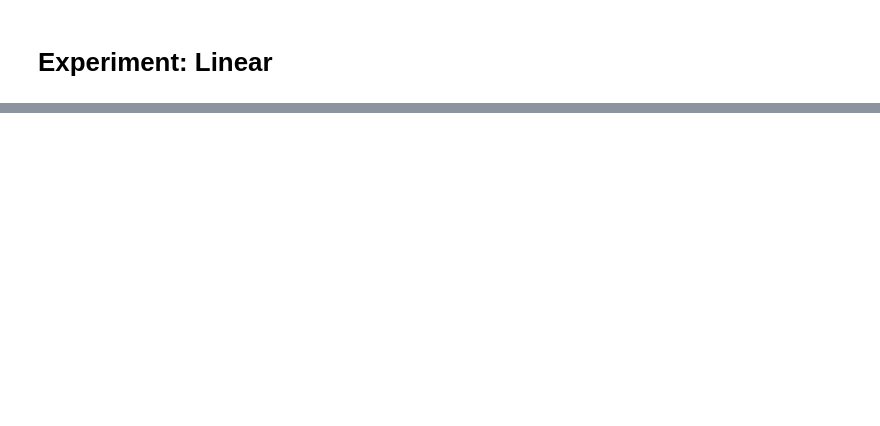
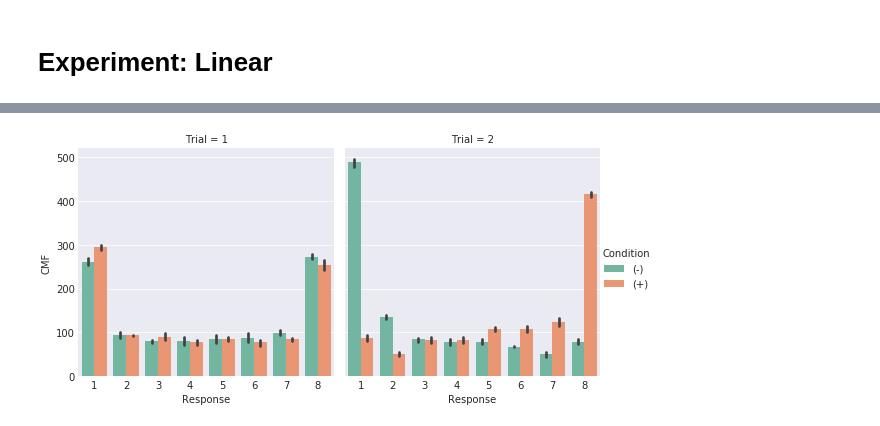
Before and after one commit to nicktfranklin/StructuredBandits, a Jupyter notebook: Posterior Predictive Checks.ipynb, the cells around one changed output, grey strips where cells are left out. Cells and saved outputs as stored; diff of their text form; code cells hidden in the pictures; blank space fills up the shorter version.

```diff
--- a/Posterior Predictive Checks.ipynb
+++ b/Posterior Predictive Checks.ipynb
@@ -229,0 +235,55 @@ fig, axes = plot_3(ppc, sim_1)
+# %%
+# what is the distribution of choices on trials 1 and 2 for the pos and neg conditions?
+
+def plot_4(ppc, raw_data):
+
+    y = raw_data.loc[:, 'arm'].values
+
+    samples = 5
+
+    def get_cmf(cond, trial=1):
+        all_preds = []
+        for ii in range(samples):
+            y_samp = ppc[:, ii]
+
+            vec = (raw_data.trial == trial) & (raw_data.cond == cond)
+            y_samp = y_samp[vec]
+            all_preds.append([np.sum(np.array(y_samp) == ii) for ii in range(1, 9)])
+
+        all_preds = np.array(all_preds, dtype=float) #/ np.sum(all_preds, axis=0)
+        return all_preds
+
+    df = pd.concat([pd.DataFrame({
+        'CMF': get_cmf('neg').reshape(-1),
+        'Response': range(1, 9) * samples,
+        'Draw': np.reshape([[ii] * 8 for ii in range(samples)], -1),
+        'Condition': ['(-)'] * 8 * samples,
+        'Trial': [1] * 8 * samples
+    }), pd.DataFrame({
+        'CMF': get_cmf('pos').reshape(-1),
+        'Response': range(1, 9) * samples,
+        'Draw': np.reshape([[ii] * 8 for ii in range(samples)], -1),
+        'Condition': ['(+)'] * 8 * samples,
+        'Trial': [1] * 8 * samples
+    }), pd.DataFrame({
+        'CMF': get_cmf('neg', 2).reshape(-1),
+        'Response': range(1, 9) * samples,
+        'Draw': np.reshape([[ii] * 8 for ii in range(samples)], -1),
+        'Condition': ['(-)'] * 8 * samples,
+        'Trial': [2] * 8 * samples
+    }), pd.DataFrame({
+        'CMF': get_cmf('pos', 2).reshape(-1),
+        'Response': range(1, 9) * samples,
+        'Draw': np.reshape([[ii] * 8 for ii in range(samples)], -1),
+        'Condition': ['(+)'] * 8 * samples,
+        'Trial': [2] * 8 * samples
+    })])
+
+    with sns.axes_style('darkgrid'):
+        g = sns.factorplot(data=df, x='Response', y='CMF', hue='Condition', kind='bar',
+                       col='Trial', palette=sns.color_palette("Set2"))
+    return g
+
+g = plot_4(ppc, sim_1)
+# %% [output]
+[figure, added]
```
Also changed, not shown: parts of 4 cells of this notebook, 2 other files.
